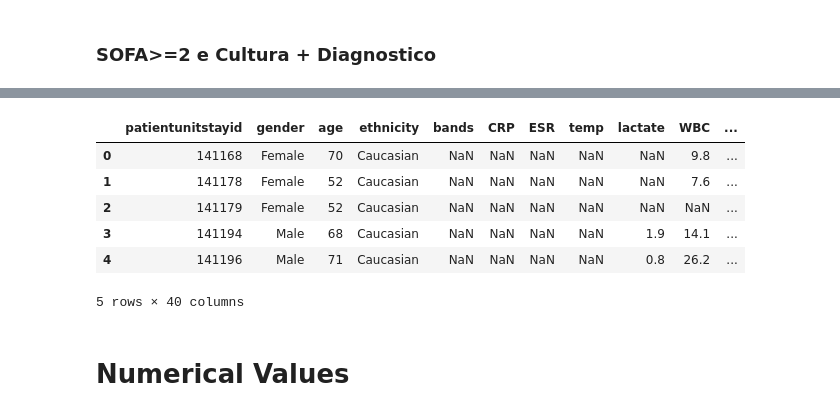
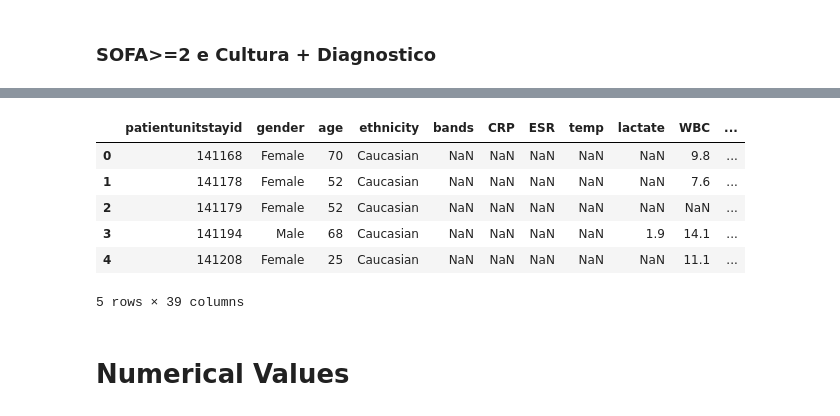
Before and after one commit to MatiasJoaoSantos/UTIClassification, a Jupyter notebook: Jobs/Classification.ipynb, the cells around one changed output, grey strips where cells are left out. Cells and saved outputs as stored; diff of their text form; code cells hidden in the pictures.

```diff
--- a/Jobs/Classification.ipynb
+++ b/Jobs/Classification.ipynb
@@ -548,7 +510,7 @@ def score(row):
 sofa2['Cardiovascular'] = cardio.apply(score, axis=1)
 # %%
 tempo = "labresultoffset"
-querypred = f"{tempo} < {t1} or {tempo} > {t2}"
+querypred = f"{tempo} < {t1}"
 
 pao2 = df_lab[df_lab['labname'].str.contains('^paO2$', case=False, na=False, regex=True)]
 fio2 = df_lab[df_lab['labname'].str.contains('^FiO2$', case=False, na=False, regex=True)]
@@ -584,7 +546,7 @@ resp = resp.groupby('patientunitstayid')['Total'].min().reset_index()
 sofa2['Respiratory'] = resp.apply(score, axis=1)
 # %%
 tempo = "labresultoffset"
-querypred = f"{tempo} < {t1} or {tempo} > {t2}"
+querypred = f"{tempo} < {t1}"
 
 platelets = df_lab[df_lab['labname'].str.contains('platelets', case=False, na=False)]
 platelets = platelets.query(querypred)
@@ -607,7 +569,7 @@ def score(row):
 sofa2['Coagulation'] = platelets.apply(score, axis=1)
 # %%
 tempo = "labresultoffset"
-querypred = f"{tempo} < {t1} or {tempo} > {t2}"
+querypred = f"{tempo} < {t1}"
 
 bilirubin = df_lab[df_lab['labname'].str.contains('total bilirubin', case=False, na=False)]
 bilirubin = bilirubin.query(querypred)
@@ -1202,14 +1164,14 @@ gcs_filtro = gcs_filtro.drop(gcs_filtro[gcs_filtro['physicalexampath'].str.conta
 gcs_temp = pd.merge(motor, eyes, on='patientunitstayid', how='outer')
 gcs_temp2 = pd.merge(gcs_temp, verbal, on='patientunitstayid', how='outer')
 gcs = pd.merge(gcs_temp2, gcs_total, on='patientunitstayid', how='outer')
-gcs ['Total'] = gcs ['motor'] + gcs ['eyes'] + gcs ['verbal']
+gcs ['gcs'] = gcs ['motor'] + gcs ['eyes'] + gcs ['verbal']
 
-gcs['Total'] = gcs.apply(
-    lambda row: row['gcs_total'] if not np.isnan(row['gcs_total']) and row['Total'] != row['gcs_total'] else row['Total'],
+gcs['gcs'] = gcs.apply(
+    lambda row: row['gcs_total'] if not np.isnan(row['gcs_total']) and row['gcs'] != row['gcs_total'] else row['gcs'],
     axis=1
 )
 gcs = gcs.drop(['motor', 'eyes', 'verbal', 'gcs_total'], axis=1)
-idx = gcs.groupby('patientunitstayid')['Total'].idxmin()
+idx = gcs.groupby('patientunitstayid')['gcs'].idxmin()
 idx = idx.dropna()
 gcs = gcs.loc[idx]
 # %%
@@ -1529,22 +1481,21 @@ diagnostico
 # %%
 df_final = pd.merge(characteristic, inflammation, on='patientunitstayid', how='outer')
 df_final = pd.merge(df_final, pulmonary, on='patientunitstayid', how='outer')
 df_final = pd.merge(df_final, cardiovascular, on='patientunitstayid', how='outer')
 df_final = pd.merge(df_final, renal, on='patientunitstayid', how='outer')
 df_final = pd.merge(df_final, hepatic, on='patientunitstayid', how='outer')
 df_final = pd.merge(df_final, hematologic, on='patientunitstayid', how='outer')
 df_final = pd.merge(df_final, bioquimica, on='patientunitstayid', how='outer')
-df_final = pd.merge(df_final, antibiotico, on='patientunitstayid', how='outer')
 df_final = pd.merge(df_final, diagnostico, on='patientunitstayid', how='inner')
 df_final.head()
 # %% [output]
 |  | patientunitstayid | gender | age | ethnicity | bands | CRP | ESR | temp | lactate | WBC | ... |
 | 0 | 141168 | Female | 70 | Caucasian | NaN | NaN | NaN | NaN | NaN | 9.8 | ... |
 | 1 | 141178 | Female | 52 | Caucasian | NaN | NaN | NaN | NaN | NaN | 7.6 | ... |
 | 2 | 141179 | Female | 52 | Caucasian | NaN | NaN | NaN | NaN | NaN | NaN | ... |
 | 3 | 141194 | Male | 68 | Caucasian | NaN | NaN | NaN | NaN | 1.9 | 14.1 | ... |
-| 4 | 141196 | Male | 71 | Caucasian | NaN | NaN | NaN | NaN | 0.8 | 26.2 | ... |
+| 4 | 141208 | Female | 25 | Caucasian | NaN | NaN | NaN | NaN | NaN | 11.1 | ... |
-5 rows × 40 columns
+5 rows × 39 columns
 # %% [markdown]
 # Numerical Values
 # %%
```
Also changed, not shown: parts of 28 cells of this notebook, 11 other files.
